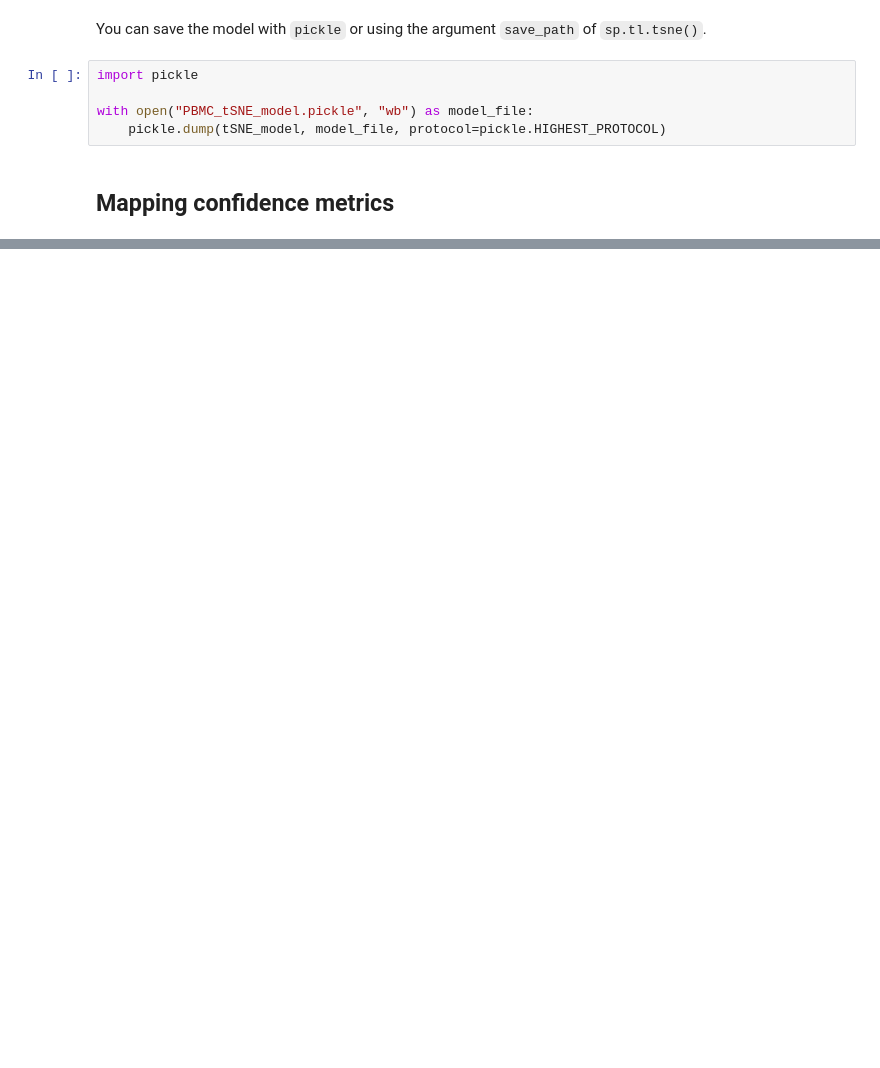
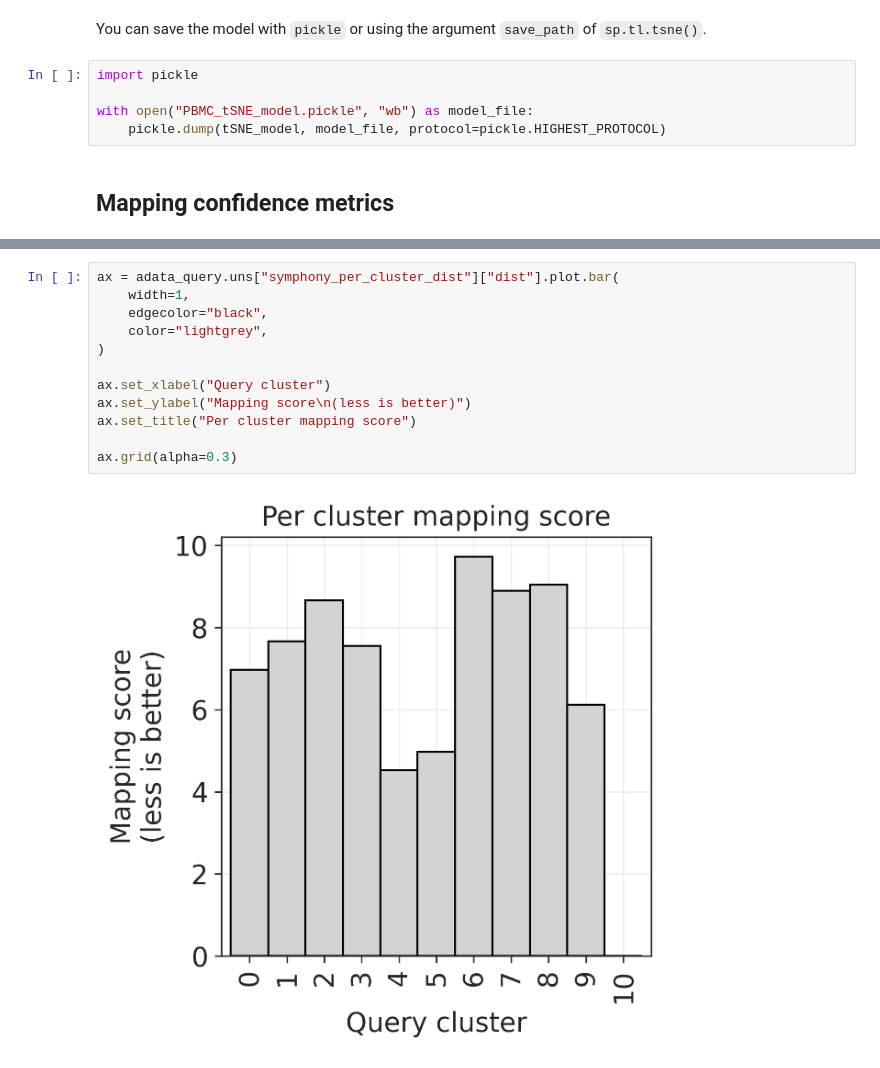
Before and after one commit to potulabe/symphonypy, a Jupyter notebook: notebooks/Symphonypy_simple_tutorial.ipynb, the cells around one changed output, grey strips where cells are left out. Drawn from its saved outputs; the diff is of its cells as text; blank space fills up the shorter version.

```diff
--- a/notebooks/Symphonypy_simple_tutorial.ipynb
+++ b/notebooks/Symphonypy_simple_tutorial.ipynb
@@ -249,0 +266,14 @@ _ = plt.xticks(rotation = 'vertical')
+# %%
+ax = adata_query.uns["symphony_per_cluster_dist"]["dist"].plot.bar(
+    width=1,
+    edgecolor="black",
+    color="lightgrey",
+)
+
+ax.set_xlabel("Query cluster")
+ax.set_ylabel("Mapping score\n(less is better)")
+ax.set_title("Per cluster mapping score")
+
+ax.grid(alpha=0.3)
+# %% [output]
+[figure, added]
```
Also changed, not shown: parts of 16 cells of this notebook.
